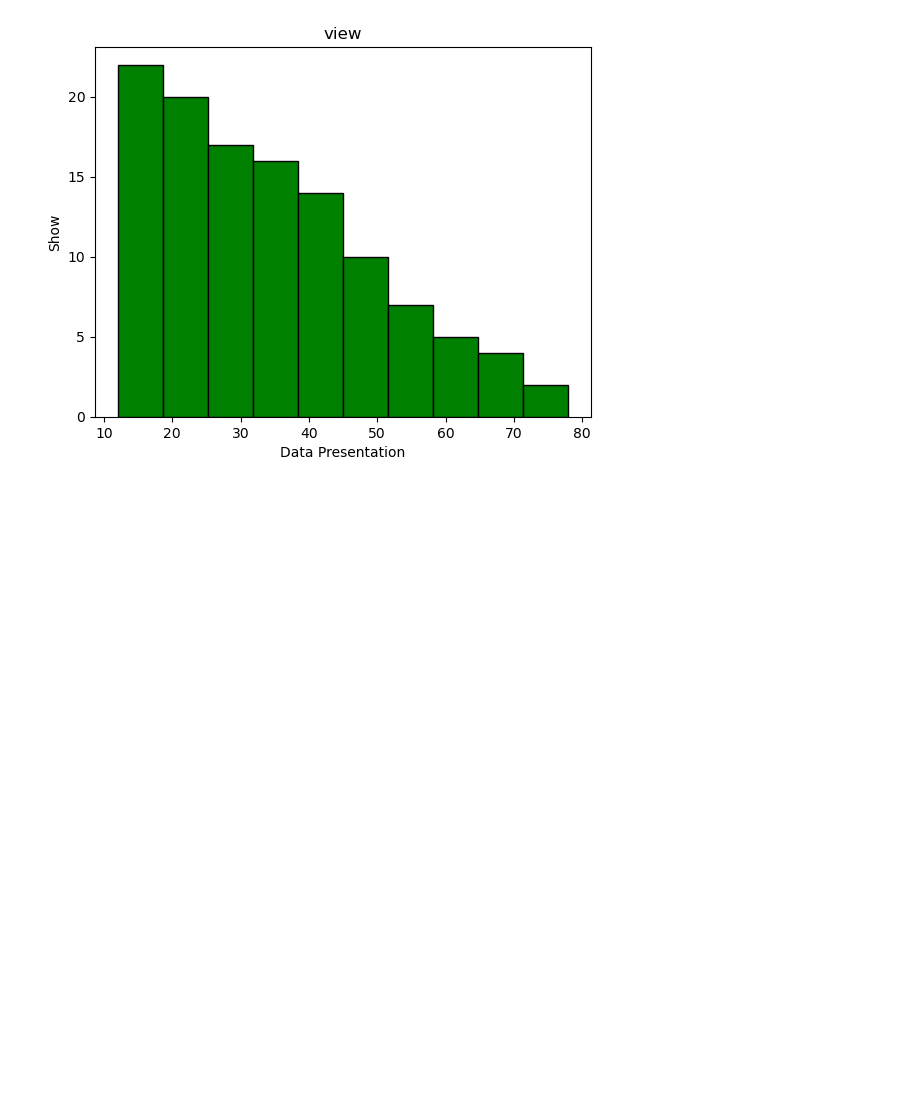
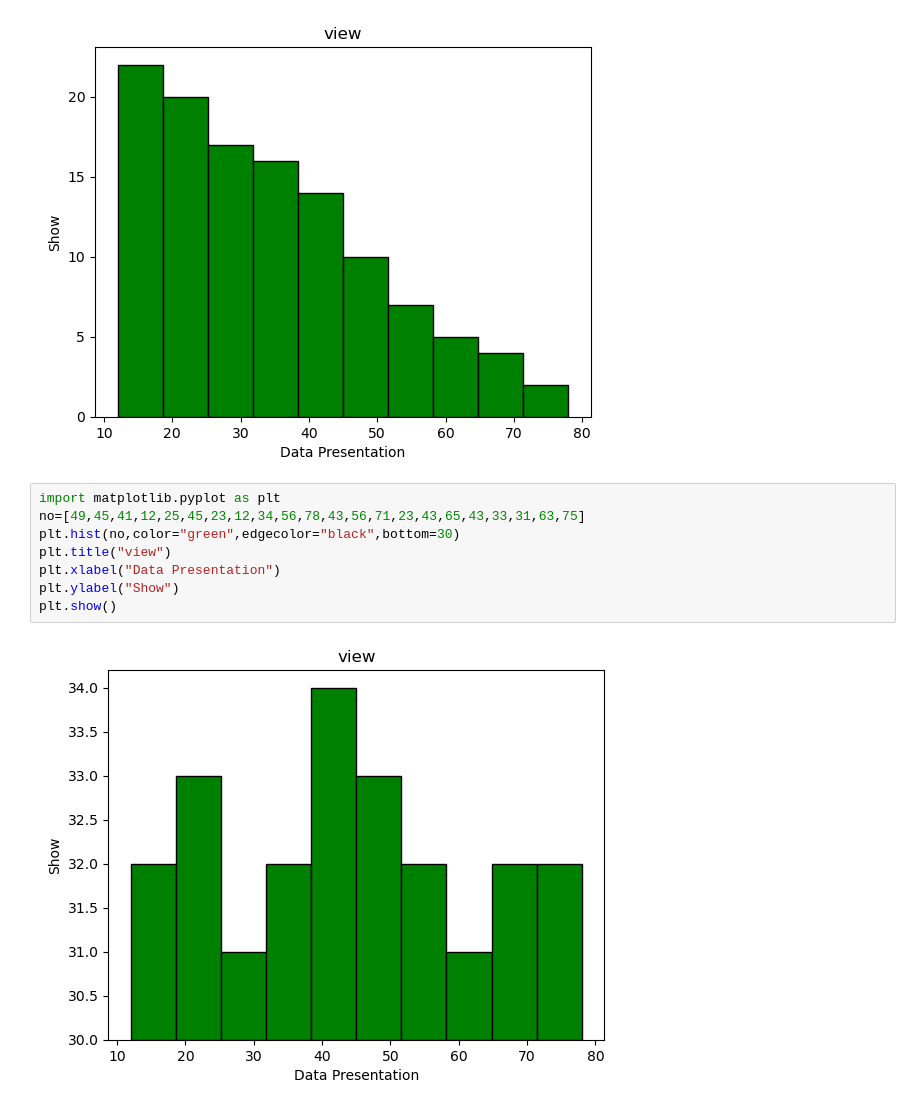
Before and after one commit to chandanpandey4043/Data-Science-and-ML-revision, a Jupyter notebook: Matplotlib/Histogram_plot.ipynb, the cells around one changed output. Cells and saved outputs as stored; diff of their text form; blank space fills up the shorter version.

Commit message:
histogram plot added

```diff
--- a/Matplotlib/Histogram_plot.ipynb
+++ b/Matplotlib/Histogram_plot.ipynb
@@ -28,3 +28,13 @@ plt.ylabel("Show")
 plt.show()
 # %% [output]
 [figure]
+# %%
+import matplotlib.pyplot as plt
+no=[49,45,41,12,25,45,23,12,34,56,78,43,56,71,23,43,65,43,33,31,63,75]
+plt.hist(no,color="green",edgecolor="black",bottom=30)
+plt.title("view")
+plt.xlabel("Data Presentation")
+plt.ylabel("Show")
+plt.show()
+# %% [output]
+[figure, added]
```
Also changed, not shown: parts of 7 cells of this notebook.
